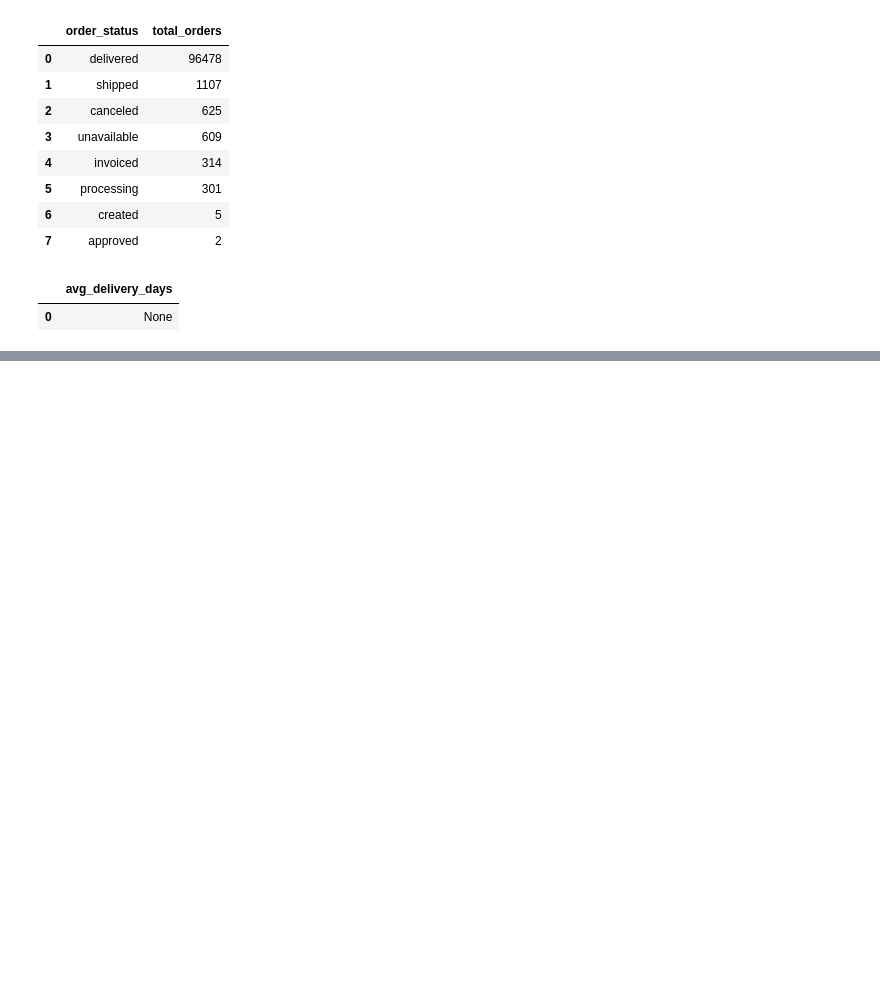
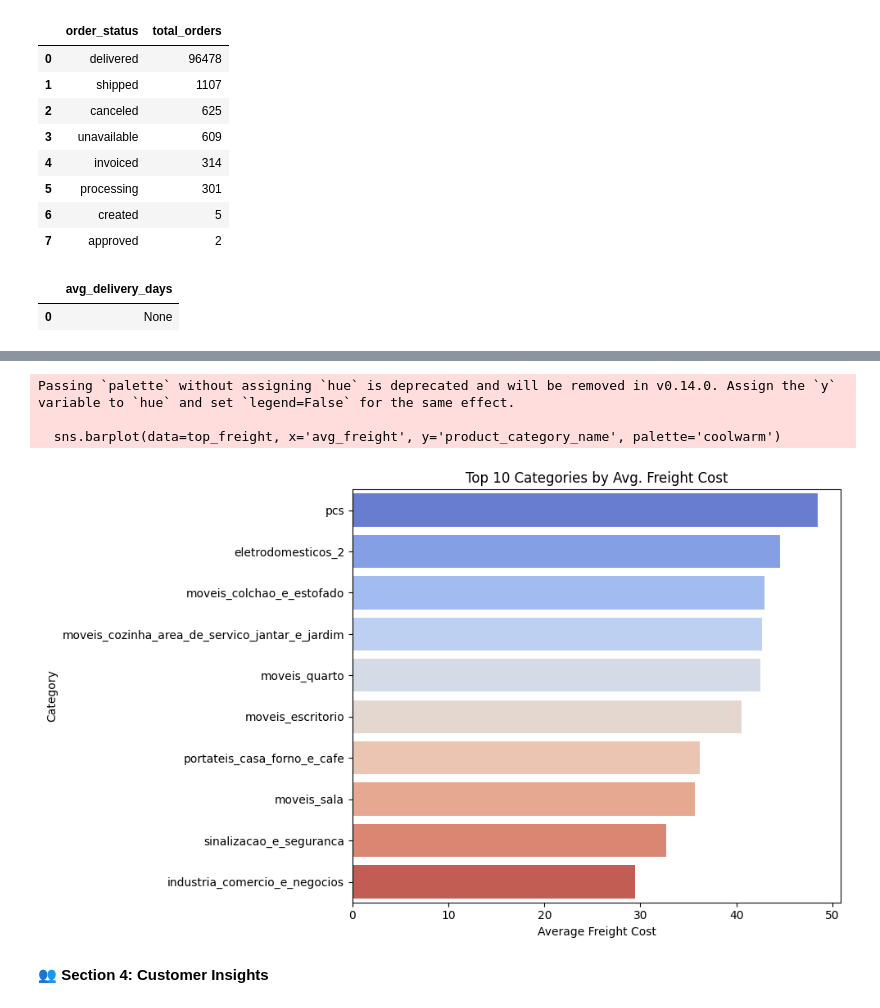
Before and after one commit to lalit1511/SQL_Projects, a Jupyter notebook: SQL_Brazilian_E_Commerce_Public_Dataset.ipynb, the cells around one changed output, grey strips where cells are left out. Saved outputs shown, nothing was run; the diff lists cells and outputs as text; code cells hidden in the pictures; blank space fills up the shorter version.

```diff
--- a/SQL_Brazilian_E_Commerce_Public_Dataset.ipynb
+++ b/SQL_Brazilian_E_Commerce_Public_Dataset.ipynb
@@ -61,0 +346,28 @@ pd.read_sql_query(query, conn)
+# %%
+#🚚 3. Categories with Highest Freight Charges
+top_freight = pd.read_sql_query("""
+SELECT
+    p.product_category_name,
+    ROUND(AVG(oi.freight_value), 2) AS avg_freight
+FROM order_items oi
+JOIN products p ON oi.product_id = p.product_id
+GROUP BY p.product_category_name
+ORDER BY avg_freight DESC
+LIMIT 10;
+""", conn)
+
+# Plot
+plt.figure(figsize=(10, 6))
+sns.barplot(data=top_freight, x='avg_freight', y='product_category_name', palette='coolwarm')
+plt.title('Top 10 Categories by Avg. Freight Cost')
+plt.xlabel('Average Freight Cost')
+plt.ylabel('Category')
+plt.tight_layout()
+plt.show()
+# %% [output]
+Passing `palette` without assigning `hue` is deprecated and will be removed in v0.14.0. Assign the `y` variable to `hue` and set `legend=False` for the same effect.
+
+  sns.barplot(data=top_freight, x='avg_freight', y='product_category_name', palette='coolwarm')
+[figure, added]
+# %% [markdown]
+**👥 Section 4: Customer Insights**
```
Also changed, not shown: parts of 30 cells of this notebook.
